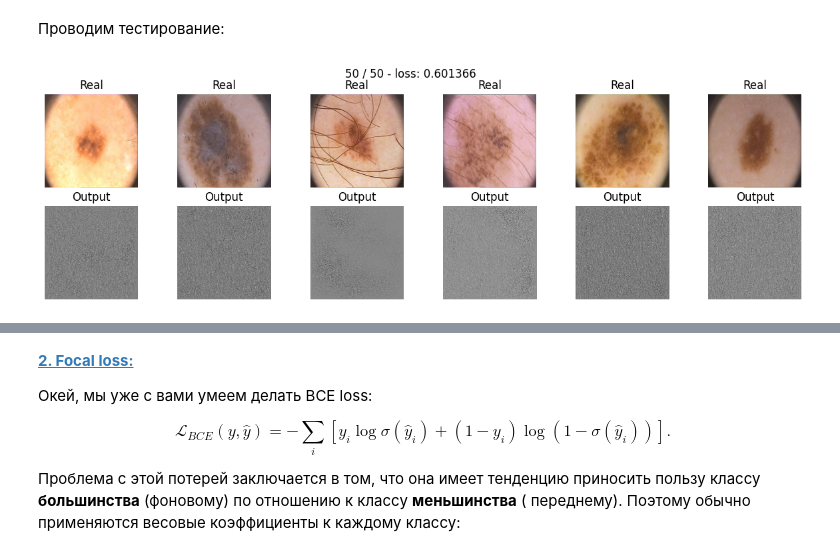
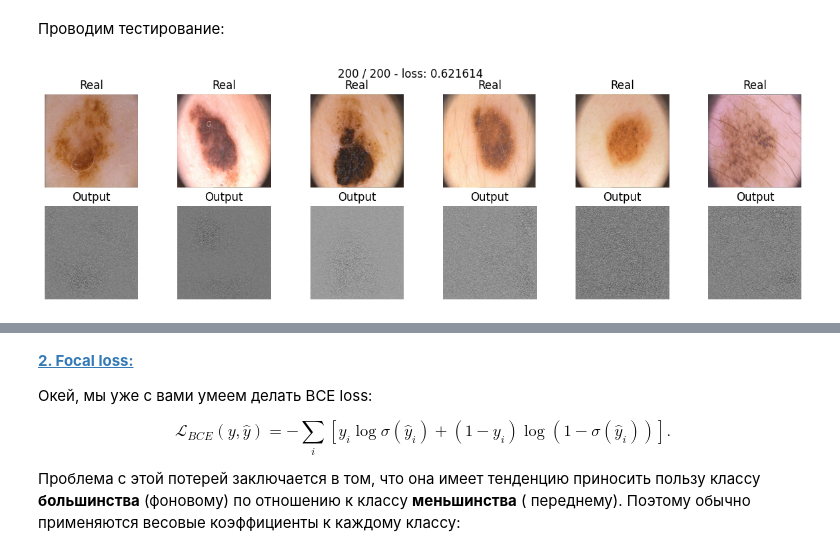
Before and after one commit to KiykoHanna/Stepik-DeepLearning, a Jupyter notebook: [hw]semantic_segmentation.ipynb, the cells around one changed output, grey strips where cells are left out. Drawn from its saved outputs; the diff is of its cells as text; code cells hidden in the pictures.

```diff
--- a/[hw]semantic_segmentation.ipynb
+++ b/[hw]semantic_segmentation.ipynb
@@ -511,28 +509,25 @@ $$D(X,Y)=\frac{2|X\cap Y|}{|X|+|Y|}$$
 $$\mathcal L_D(X,Y) = 1-\frac{1}{256 \times 256} \times \frac{\sum_i2X_iY_i}{\sum_iX_i+Y_i}.$$
 
 Не забудьте подумать о численной нестабильности, возникающей в математической формуле.
-# %%
-def dice_loss(y_real, y_pred, e = 1e-6):
-    smooth = 1e-8
-    outputs = y_pred.sigmoid().squeeze(1)  # BATCH x 1 x H x W => BATCH x H x W
-    labels = y_real.squeeze(1)
-
-    i = (outputs * labels).sum()
-    s = (outputs + labels).sum()
-    r = 1 - ((2. * i + smooth) / (s + smooth))#/(256*256)
-
-    return r
+# %%
+def dice_loss(y_real, y_pred):
+
+  y_pred = torch.sigmoid(y_pred)
+  numerator = 2 * torch.sum(y_real * y_pred)
+  denominator = torch.sum(y_real + y_pred)
+
+  return torch.mean(1 - (numerator / denominator))
 # %% [markdown]
 Проводим тестирование:
 # %%
 model_dice = SegNet().to(device)
 
-max_epochs = 50
-optimaizer = torch.optim.Adam(model.parameters(), lr=1e-3)
-scheduler = torch.optim.lr_scheduler.StepLR(optimaizer, step_size=1, gamma=0.70)
+max_epochs = 200
+optimaizer = torch.optim.Adam(model.parameters(), lr=1e-3,  weight_decay=0.05)
+scheduler = torch.optim.lr_scheduler.MultiStepLR(optimaizer, milestones=[30,60], gamma=0.8)
 loss_t, loss_v, score = train(model_dice, optimaizer, dice_loss, max_epochs, data_tr, data_val, scheduler, score_model)
 # %% [output]
-[figure, old version]
+[figure, new version]
 # %%
 fig = plt.figure(figsize = (10, 5))
 
```
Also changed, not shown: parts of 10 cells of this notebook.
